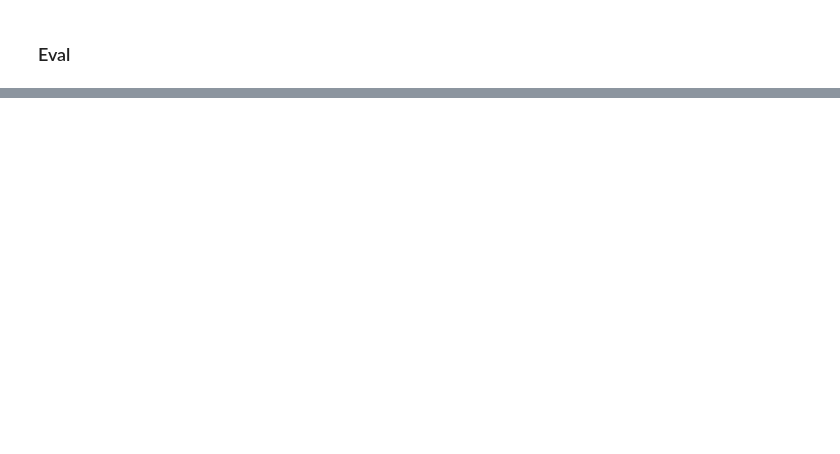
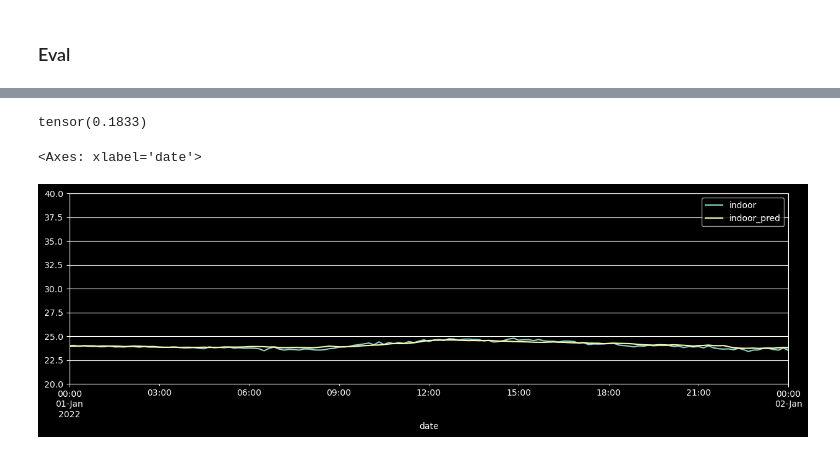
Before and after one commit to xsjk/ART1425-Project, a Jupyter notebook: preprocess.ipynb, the cells around one changed output, grey strips where cells are left out. Cells and saved outputs as stored; diff of their text form; code cells hidden in the pictures; blank space fills up the shorter version.

```diff
--- a/preprocess.ipynb
+++ b/preprocess.ipynb
@@ -191,0 +208,24 @@ pd.DataFrame({
+# %%
+indoor_model = MLPModel.load_from_checkpoint('lightning_logs/split-indoor/checkpoints/epoch=1308-step=145299.ckpt')
+
+indoor_model.eval()
+with torch.no_grad():
+    indoor_pred = indoor_model(X_indoor.to(indoor_model.device)).cpu()
+
+print(F.mse_loss(indoor_pred, y_indoor) / len(y_indoor))
+
+indoor_pred = indoor_pred.numpy()
+
+pd.DataFrame({
+    'indoor': y_indoor.flatten(),
+    'indoor_pred': indoor_pred.flatten()
+}, index=train_data.index).plot(
+    figsize=(15, 4),
+    xlim=('2022-1-1', '2022-1-2'),
+    ylim=(20, 40),
+    grid=True,
+)
+# %% [output]
+tensor(0.1833)
+<Axes: xlabel='date'>
+[figure, added]
```
Also changed, not shown: parts of 5 cells of this notebook, 1 other file.
